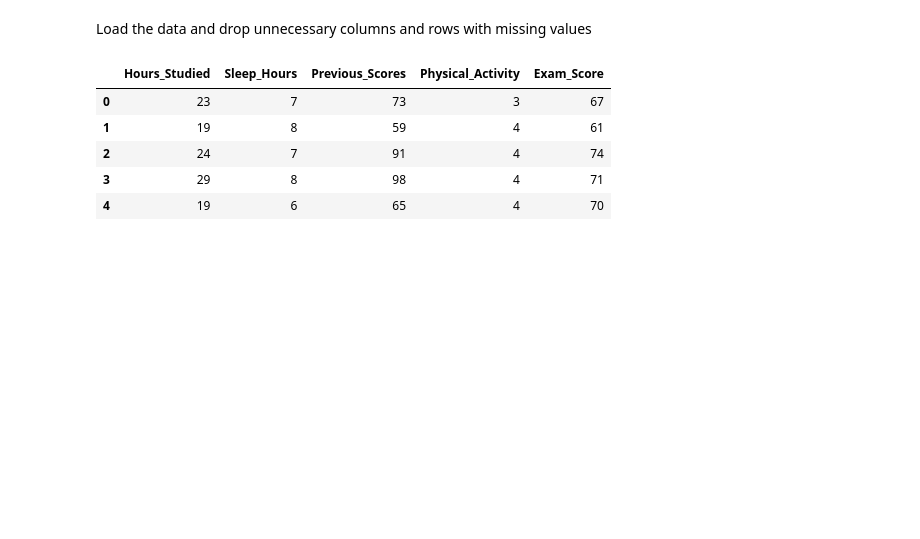
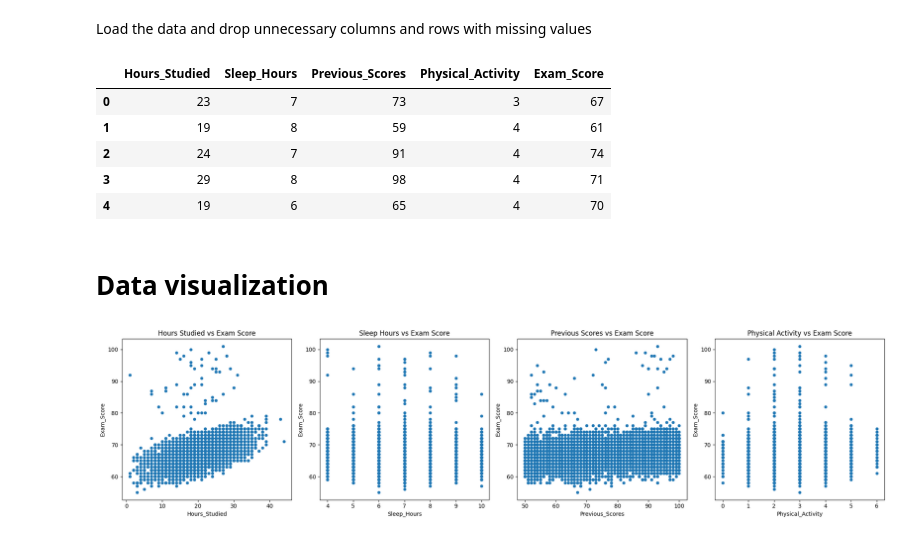
Before and after one commit to lauri-lyytikainen/ml_2025, a Jupyter notebook: main.ipynb, the cells around one changed output. Saved outputs shown, nothing was run; the diff lists cells and outputs as text; code cells hidden in the pictures; blank space fills up the shorter version.

Commit message:
add data visualization

```diff
--- a/main.ipynb
+++ b/main.ipynb
@@ -36,3 +37,17 @@ df.head(5)
 | 2 | 24 | 7 | 91 | 4 | 74 |
 | 3 | 29 | 8 | 98 | 4 | 71 |
 | 4 | 19 | 6 | 65 | 4 | 70 |
+# %% [markdown]
+# Data visualization
+# %%
+fig, axes = plt.subplots(1, 4, figsize=(20, 5))
+
+df.plot.scatter(x='Hours_Studied', y='Exam_Score', ax=axes[0], title='Hours Studied vs Exam Score')
+df.plot.scatter(x='Sleep_Hours', y='Exam_Score', ax=axes[1], title='Sleep Hours vs Exam Score')
+df.plot.scatter(x='Previous_Scores', y='Exam_Score', ax=axes[2], title='Previous Scores vs Exam Score')
+df.plot.scatter(x='Physical_Activity', y='Exam_Score', ax=axes[3], title='Physical Activity vs Exam Score')
+
+plt.tight_layout()
+plt.show()
+# %% [output]
+[figure, added]
```
Also changed, not shown: parts of 1 cell of this notebook, 1 other file.
